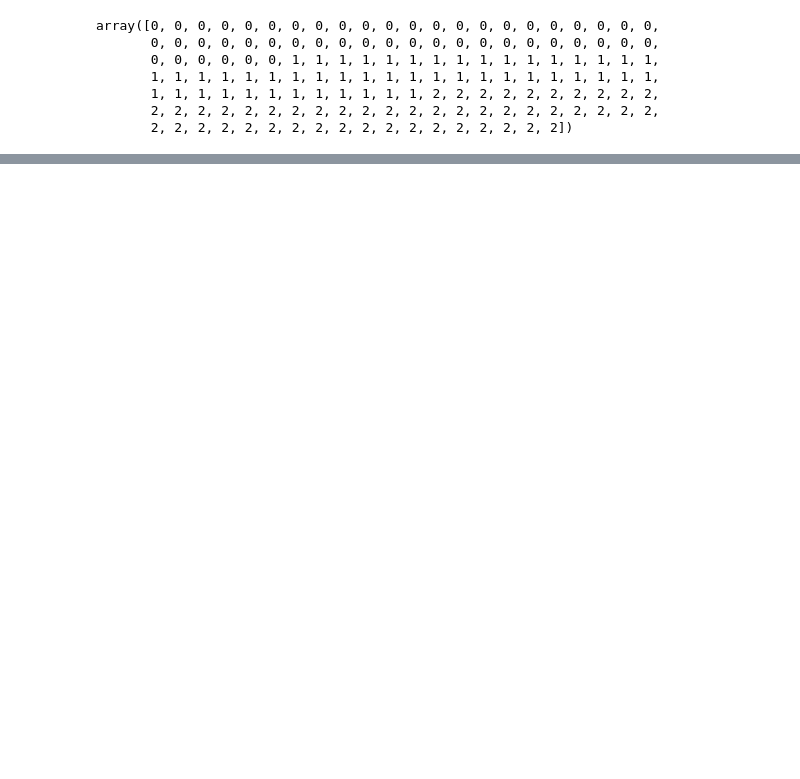
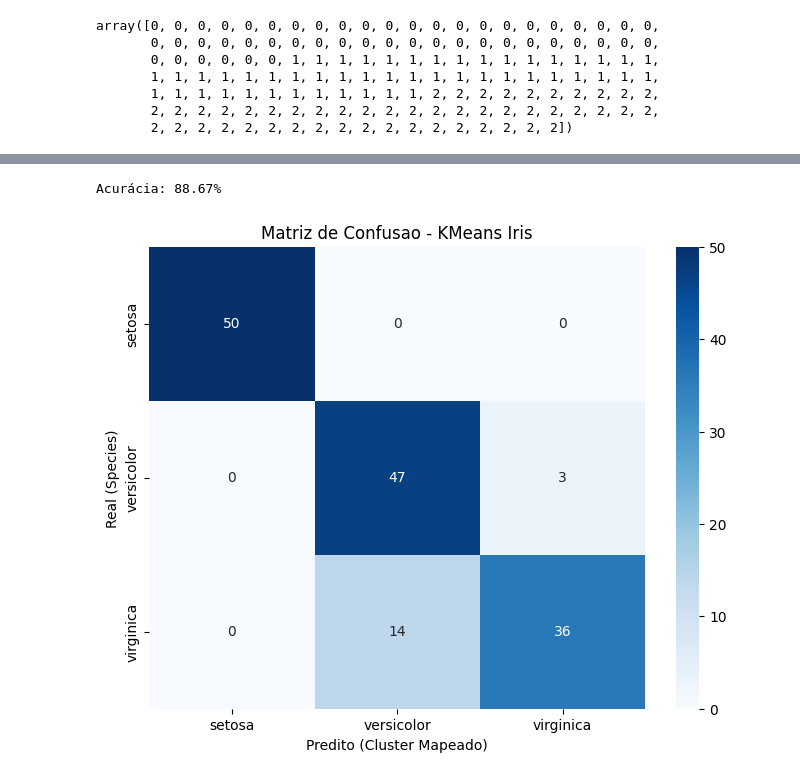
Before and after one commit to Geovana2302/IA-Generativas-Aplicada-a-Programacao-ChatGPT, a Jupyter notebook: K_MEANS_IRIS_Aula_21_02.ipynb, the cells around one changed output, grey strips where cells are left out. Drawn from its saved outputs; the diff is of its cells as text; code cells hidden in the pictures; blank space fills up the shorter version.

```diff
--- a/K_MEANS_IRIS_Aula_21_02.ipynb
+++ b/K_MEANS_IRIS_Aula_21_02.ipynb
@@ -134,0 +150,36 @@ sb.pairplot(df, hue='Species')
+# %%
+# IMPORTÇÃO DA MATRIX DE CONSUSÃO
+# PASSA COMO ARGUMENTO y_true QUE É A TRANSFORMAÇÃO DA COLUNA SPECIES DO DF ORIGINAL
+# PASSA COMO ARGUMENTO clusters LISTA DE AGRUPAMENTOS DO TREINO REALIZADO COM KMEANS
+from sklearn.metrics import confusion_matrix
+conf_matrix = confusion_matrix(y_true, clusters)
+row_ind, col_ind = linear_sum_assignment(-conf_matrix)
+# %%
+clusters_mapeados = np.zeros_like(clusters)
+for i, j in zip(row_ind, col_ind):
+    clusters_mapeados[clusters == i] = j
+# %%
+# REALIZAR A AUCURACIA PARA VERIFICAR A QUANTIDADE DE ACERTOS EM PERCENTUAL
+acuracia = accuracy_score(y_true, clusters_mapeados)
+print(f"Acurácia: {acuracia * 100:.2f}%")
+# %% [output]
+Acurácia: 88.67%
+# %%
+import matplotlib.pyplot as plt
+from sklearn.metrics import confusion_matrix
+import seaborn as sns
+
+# Gerar a matriz de confusao usando os clusters mapeados
+cm = confusion_matrix(y_true, clusters_mapeados)
+
+# Plotar usando Seaborn para melhor visualizacao
+plt.figure(figsize=(8, 6))
+sns.heatmap(cm, annot=True, fmt='d', cmap='Blues',
+            xticklabels=label_encodar.classes_,
+            yticklabels=label_encodar.classes_)
+plt.xlabel('Predito (Cluster Mapeado)')
+plt.ylabel('Real (Species)')
+plt.title('Matriz de Confusao - KMeans Iris')
+plt.show()
+# %% [output]
+[figure, added]
```
Also changed, not shown: parts of 17 cells of this notebook.
